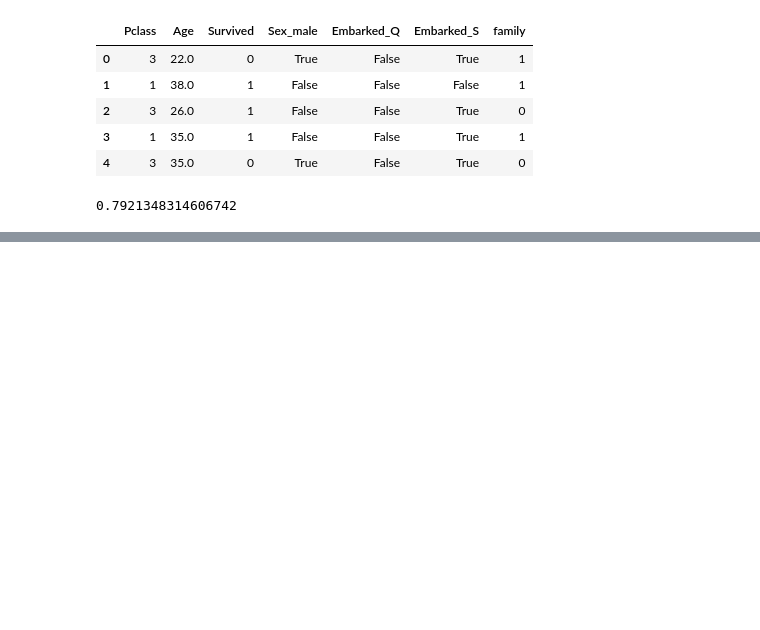
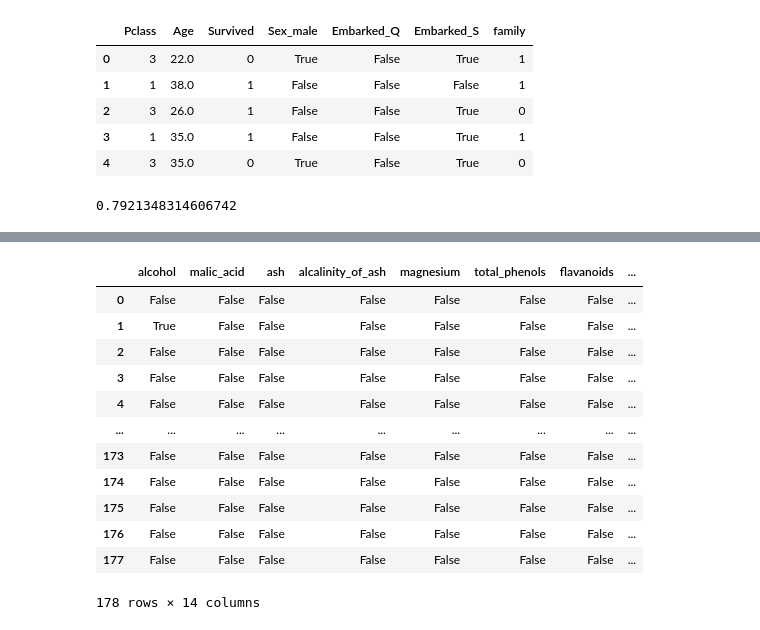
Before and after one commit to gracesjy/mldl_study, a Jupyter notebook: 코랩에서 바로 git 으로 올리기.ipynb, the cells around one changed output, grey strips where cells are left out. Drawn from its saved outputs; the diff is of its cells as text; code cells hidden in the pictures; blank space fills up the shorter version.

```diff
--- a/코랩에서 바로 git 으로 올리기.ipynb
+++ b/코랩에서 바로 git 으로 올리기.ipynb
@@ -392,0 +467,16 @@ accuracy_score(y_test, pred)
+# %%
+data.isna()
+# %% [output]
+|  | alcohol | malic_acid | ash | alcalinity_of_ash | magnesium | total_phenols | flavanoids | ... |
+| 0 | False | False | False | False | False | False | False | ... |
+| 1 | True | False | False | False | False | False | False | ... |
+| 2 | False | False | False | False | False | False | False | ... |
+| 3 | False | False | False | False | False | False | False | ... |
+| 4 | False | False | False | False | False | False | False | ... |
+| ... | ... | ... | ... | ... | ... | ... | ... | ... |
+| 173 | False | False | False | False | False | False | False | ... |
+| 174 | False | False | False | False | False | False | False | ... |
+| 175 | False | False | False | False | False | False | False | ... |
+| 176 | False | False | False | False | False | False | False | ... |
+| 177 | False | False | False | False | False | False | False | ... |
+178 rows × 14 columns
```
Also changed, not shown: parts of 36 cells of this notebook.
